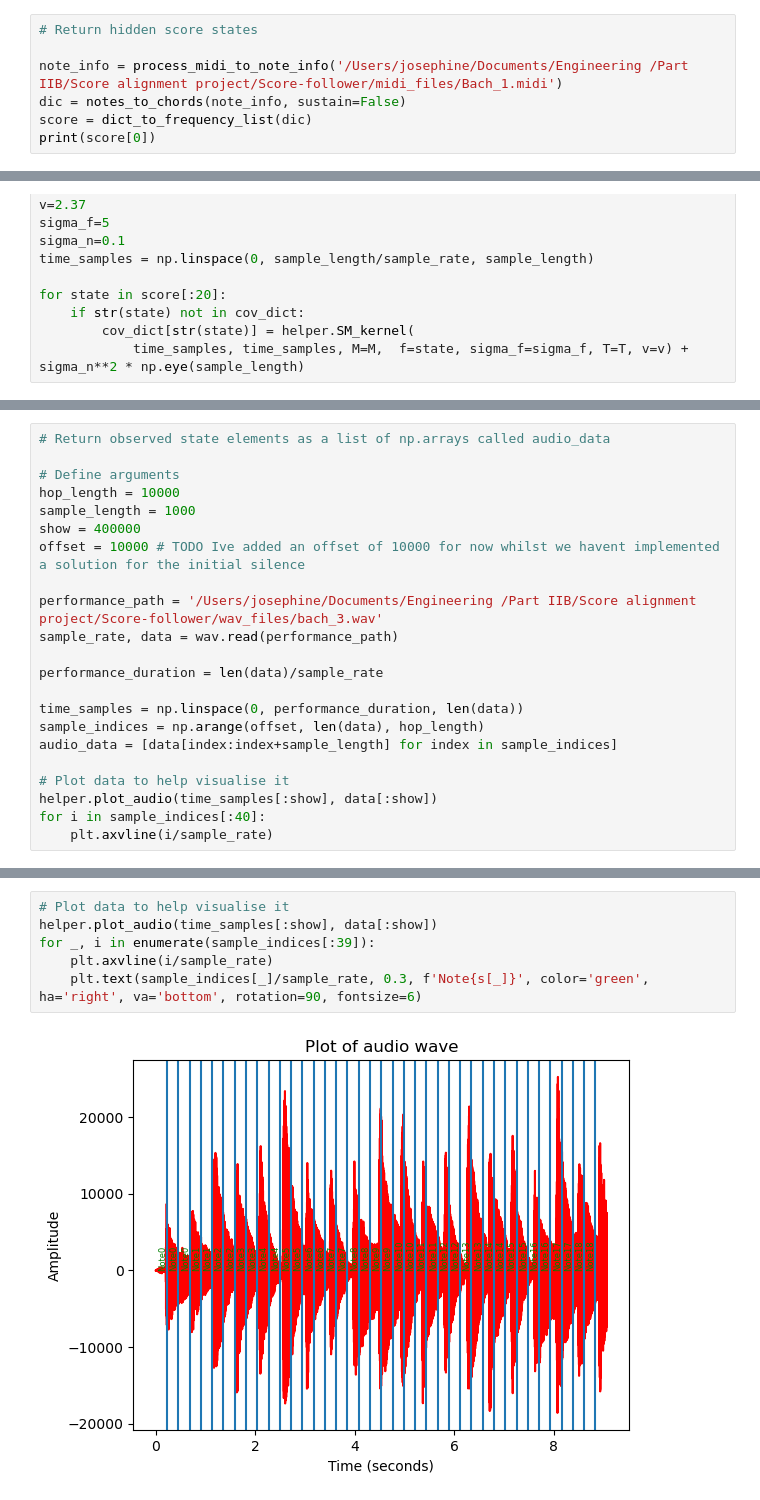
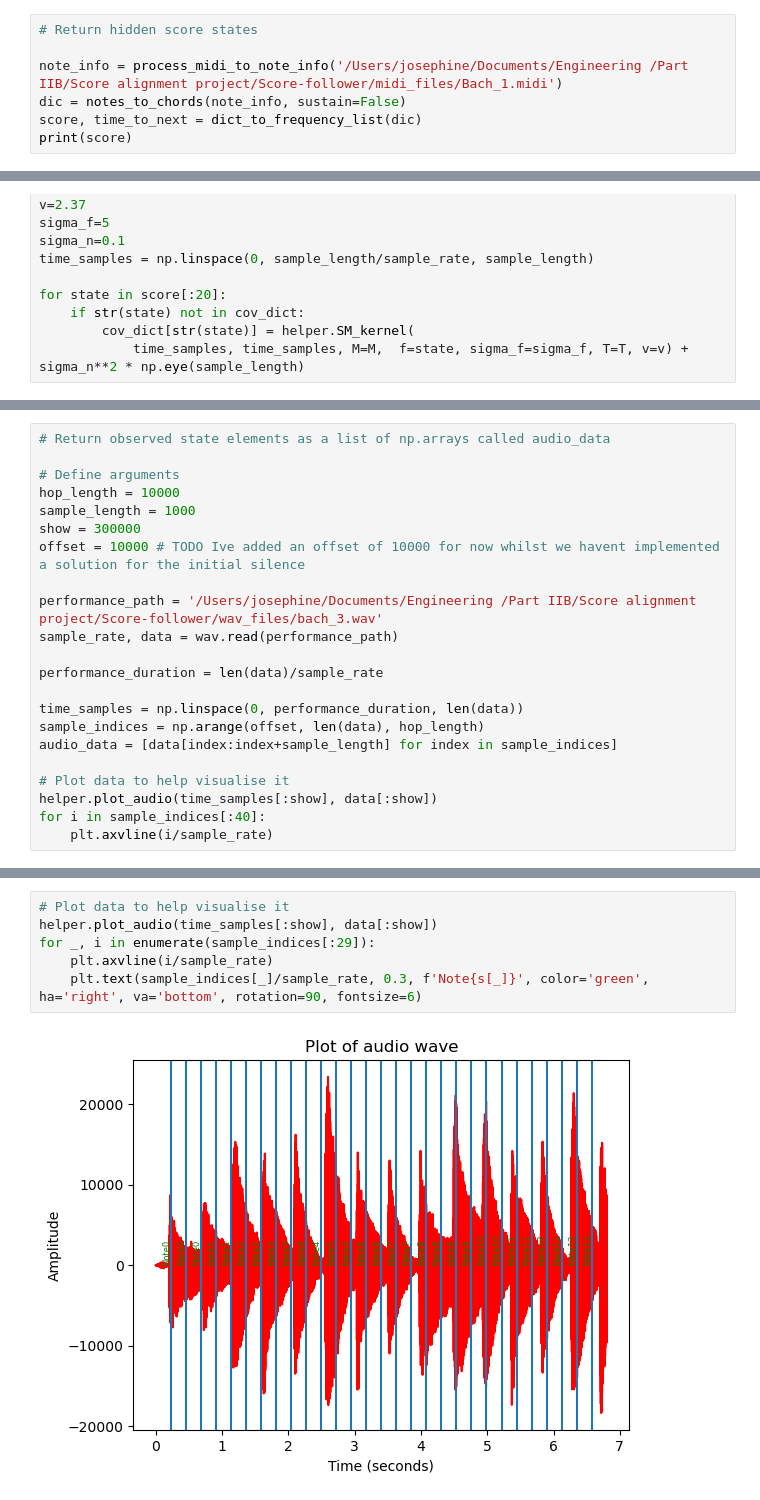
Before and after one commit to josephinecowley/Score-follower, a Jupyter notebook: viterbi_experiments/viterbi.ipynb, the cells around one changed output, grey strips where cells are left out. Saved outputs shown, nothing was run; the diff lists cells and outputs as text.

```diff
--- a/viterbi_experiments/viterbi.ipynb
+++ b/viterbi_experiments/viterbi.ipynb
@@ -15,6 +15,6 @@ import helper
 
 note_info = process_midi_to_note_info('/Users/josephine/Documents/Engineering /Part IIB/Score alignment project/Score-follower/midi_files/Bach_1.midi')
 dic = notes_to_chords(note_info, sustain=False)
-score = dict_to_frequency_list(dic)
-print(score[0])
+score, time_to_next = dict_to_frequency_list(dic)
+print(score)
 # %% [output]
@@ -51,7 +51,7 @@ T[-1][-1] = 1 # Update final row so transition probability is one, to itself
 # Define arguments
 hop_length = 10000
 sample_length = 1000
-show = 400000
+show = 300000
 offset = 10000 # TODO Ive added an offset of 10000 for now whilst we havent implemented a solution for the initial silence
 
 performance_path = '/Users/josephine/Documents/Engineering /Part IIB/Score alignment project/Score-follower/wav_files/bach_3.wav'
@@ -145,8 +145,8 @@ s, gamma, delta = viterbi(audio_data[:40], T, score[:40] )
 # %%
 # Plot data to help visualise it
 helper.plot_audio(time_samples[:show], data[:show])
-for _, i in enumerate(sample_indices[:39]):
+for _, i in enumerate(sample_indices[:29]):
     plt.axvline(i/sample_rate)
     plt.text(sample_indices[_]/sample_rate, 0.3, f'Note{s[_]}', color='green', ha='right', va='bottom', rotation=90, fontsize=6)
 # %% [output]
-[figure, old version]
+[figure, new version]
```
Also changed, not shown: parts of 5 cells of this notebook, 1 other file.
